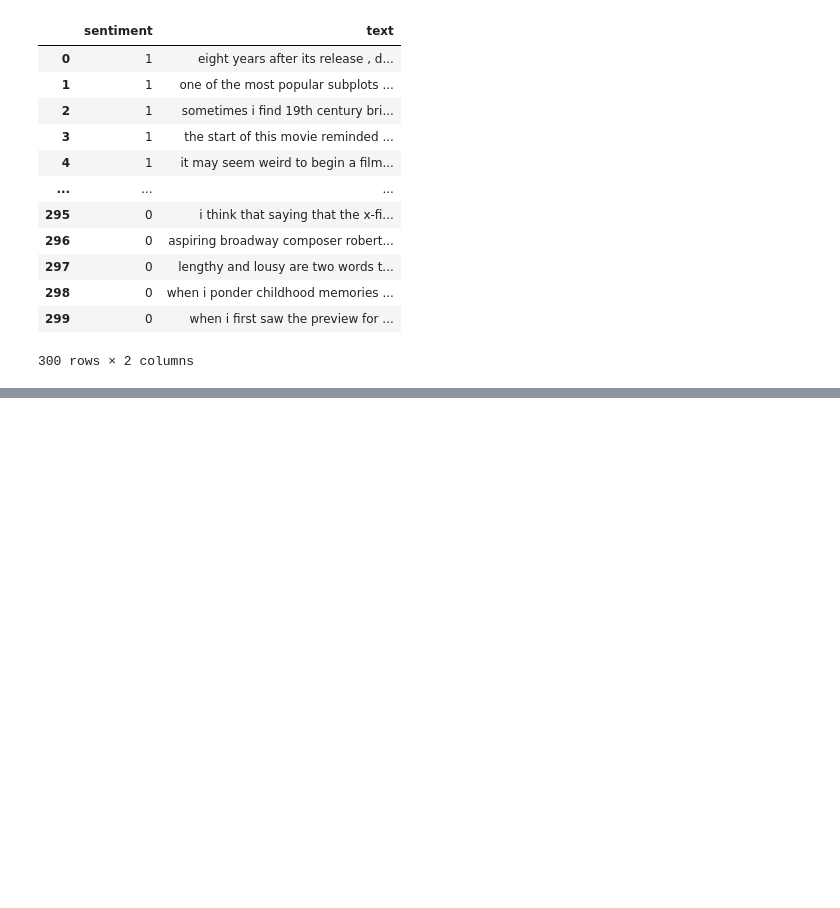
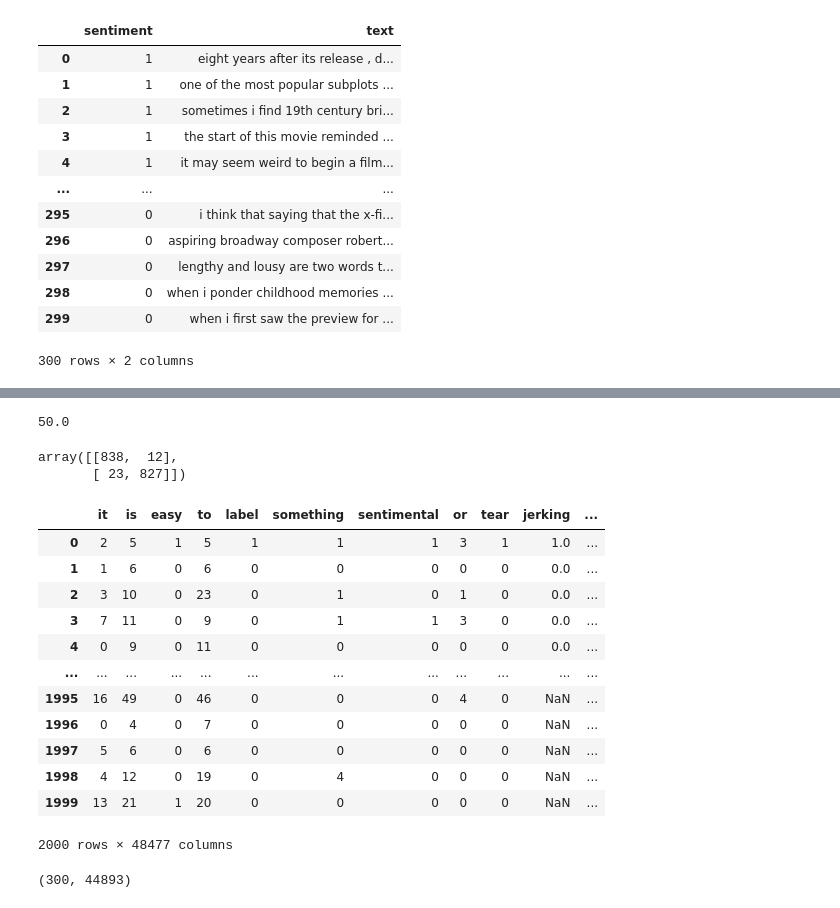
Before and after one commit to YeabinMoonEcon/BUS211, a Jupyter notebook: BUS243_NLP/HW/HW3_sol.ipynb, the cells around one changed output, grey strips where cells are left out. Drawn from its saved outputs; the diff is of its cells as text; code cells hidden in the pictures; blank space fills up the shorter version.

```diff
--- a/BUS243_NLP/HW/HW3_sol.ipynb
+++ b/BUS243_NLP/HW/HW3_sol.ipynb
@@ -294,0 +301,7 @@ test
+# %%
+for text in train.text:
+    bags_of_words.append(Counter(casual_tokenize(text)))
+# %%
+df_bows = pd.DataFrame.from_records(bags_of_words)
+df_bows = df_bows.fillna(0).astype(int)
+df_bows.shape
@@ -294,0 +320,4 @@ test
+# %%
+from sklearn.naive_bayes import MultinomialNB
+nb = MultinomialNB()
+nb.fit(df_bows, train.sentiment > 0)
@@ -294,0 +337,39 @@ test
+# %%
+train.sentiment.sum()/len(train) * 100
+# %% [output]
+50.0
+# %%
+from sklearn.metrics import confusion_matrix
+# training set confusion matrix
+confusion_matrix(train.sentiment, train.nb_predict)
+# %% [output]
+array([[838,  12],
+       [ 23, 827]])
+# %%
+bags_of_words = []
+for text in test.text:
+    bags_of_words.append(Counter(casual_tokenize(text)))
+df_test_bows = pd.DataFrame.from_records(bags_of_words)
+df_test_bows = df_test_bows.fillna(0).astype(int)
+# %%
+df_all_bows = pd.concat([df_bows,df_test_bows], ignore_index=True)
+df_all_bows
+# %% [output]
+|  | it | is | easy | to | label | something | sentimental | or | tear | jerking | ... |
+| 0 | 2 | 5 | 1 | 5 | 1 | 1 | 1 | 3 | 1 | 1.0 | ... |
+| 1 | 1 | 6 | 0 | 6 | 0 | 0 | 0 | 0 | 0 | 0.0 | ... |
+| 2 | 3 | 10 | 0 | 23 | 0 | 1 | 0 | 1 | 0 | 0.0 | ... |
+| 3 | 7 | 11 | 0 | 9 | 0 | 1 | 1 | 3 | 0 | 0.0 | ... |
+| 4 | 0 | 9 | 0 | 11 | 0 | 0 | 0 | 0 | 0 | 0.0 | ... |
+| ... | ... | ... | ... | ... | ... | ... | ... | ... | ... | ... | ... |
+| 1995 | 16 | 49 | 0 | 46 | 0 | 0 | 0 | 4 | 0 | NaN | ... |
+| 1996 | 0 | 4 | 0 | 7 | 0 | 0 | 0 | 0 | 0 | NaN | ... |
+| 1997 | 5 | 6 | 0 | 6 | 0 | 0 | 0 | 0 | 0 | NaN | ... |
+| 1998 | 4 | 12 | 0 | 19 | 0 | 4 | 0 | 0 | 0 | NaN | ... |
+| 1999 | 13 | 21 | 1 | 20 | 0 | 0 | 0 | 0 | 0 | NaN | ... |
+2000 rows × 48477 columns
+# %%
+test_df_bows = df_all_bows.iloc[len(train):][df_bows.columns]
+test_df_bows.shape
+# %% [output]
+(300, 44893)
```
Also changed, not shown: parts of 26 cells of this notebook, 3 other files.
